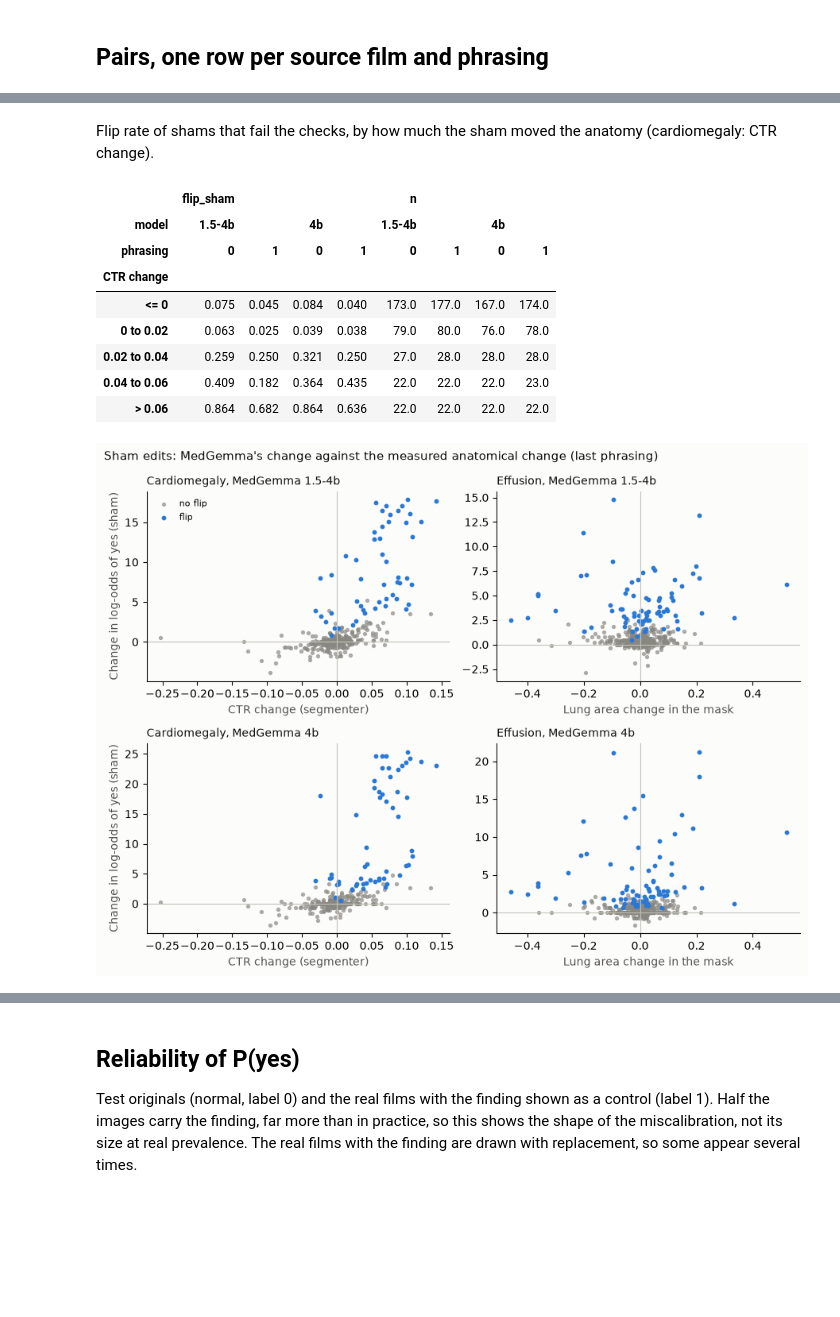
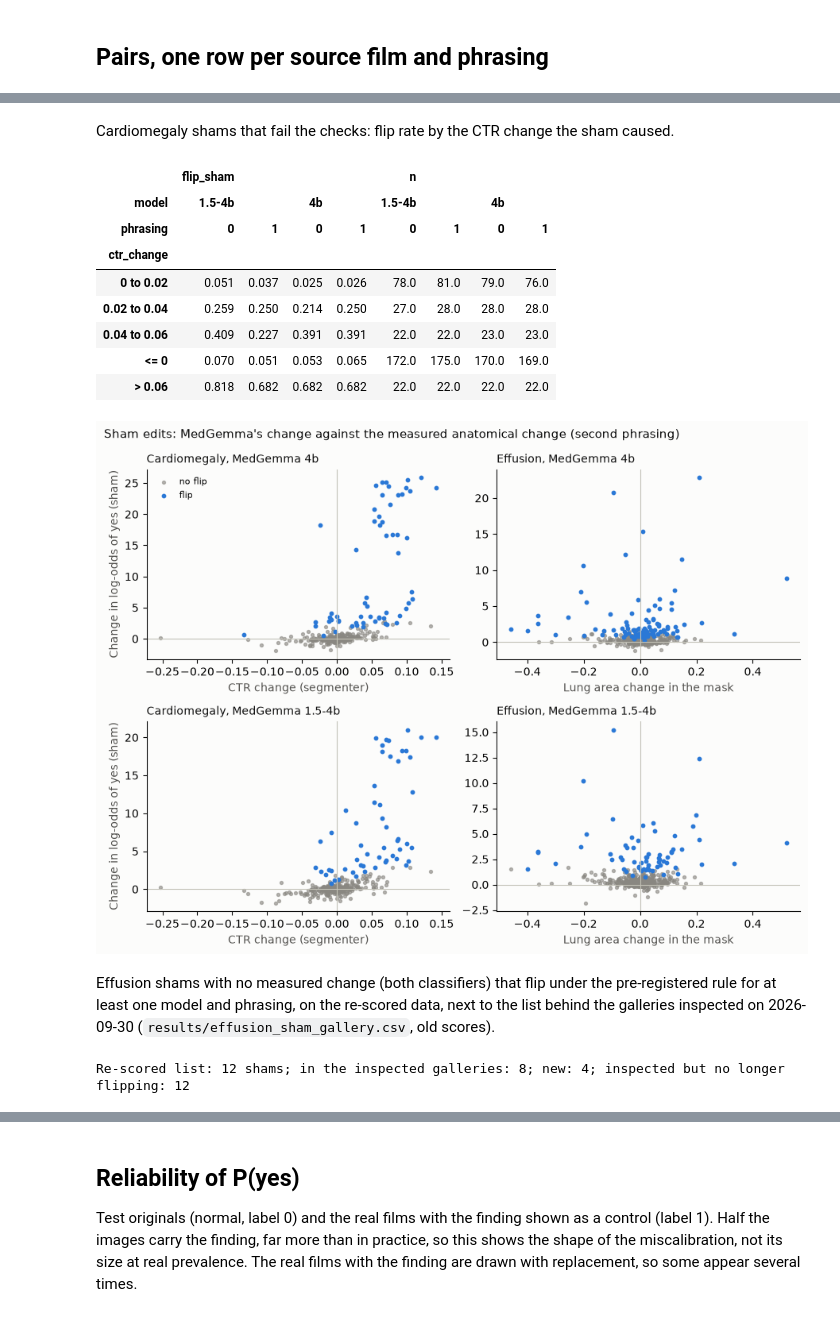
Before and after one commit to m871-akram/cxr-grounding, a Jupyter notebook: notebooks/03_audit.ipynb, the cells around one changed output, grey strips where cells are left out. Cells and saved outputs as stored; diff of their text form; code cells hidden in the pictures; blank space fills up the shorter version.

```diff
--- a/notebooks/03_audit.ipynb
+++ b/notebooks/03_audit.ipynb
@@ -181,13 +263,11 @@ finding (first phrasing).
 # %%
-groups = [("Real normal", "original"), ("Sham edit", "sham"), ("Valid addition", "edit"),
-          ("Real with finding", "real_finding")]
+groups = [("Real normal", "original"), ("Sham edit", "sham"), ("Addition", "edit"), ("Real with finding", "real_finding")]
 for m in models:
     findings = sorted(wide[m]["finding"].unique())
-    fig, axes = plt.subplots(1, len(findings), figsize=(4.8 * len(findings), 3.6), facecolor=SURFACE,
-                             squeeze=False)
+    fig, axes = plt.subplots(1, len(findings), figsize=(4.8 * len(findings), 3.6), facecolor=SURFACE, squeeze=False)
     for ax, finding in zip(axes[0], findings):
         g = wide[m][(wide[m]["finding"] == finding) & (wide[m]["phrasing"] == 0)]
-        data = [g.loc[g["valid"], col] if col == "edit" else g[col] for _, col in groups]
+        data = [g.loc[g["valid"], f"p_{col}"] if col == "edit" else g[f"p_{col}"] for _, col in groups]
         parts = ax.boxplot(data, widths=0.5, showfliers=False, patch_artist=True)
         for k, box in enumerate(parts["boxes"]):
             box.set(facecolor=ACCENT if groups[k][1] == "edit" else "none",
@@ -205,14 +285,8 @@ for m in models:
         for side in ["top", "right"]:
             ax.spines[side].set_visible(False)
     axes[0, 0].set_ylabel("MedGemma P(yes)", color=INK_2)
-    fig.suptitle(f"P(yes) by group, MedGemma {m} (dashed: Youden threshold)", x=0.01, ha="left",
-                 color=INK, fontsize=12)
+    fig.suptitle(f"P(yes) by group, MedGemma {m} (dashed: pre-registered threshold)", x=0.01, ha="left", color=INK, fontsize=12)
     fig.tight_layout()
-    fig.savefig(ROOT / "results" / f"audit_groups_{m}.png", dpi=200, facecolor=SURFACE)
+    fig.savefig(R / f"audit_groups_{m}.png", dpi=200, facecolor=SURFACE)
     plt.show()
-
-medians = pd.DataFrame([{"model": m, "finding": f, **{name: (g.loc[g["valid"], col] if col == "edit" else g[col]).median()
-                         for name, col in groups}}
-                        for m in models for f, g in wide[m][wide[m]["phrasing"] == 0].groupby("finding")]).round(3)
-medians
 # %% [output]
@@ -287,53 +354,73 @@ sham_table
 # %% [markdown]
-Flip rate of shams that fail the checks, by how much the sham moved the anatomy (cardiomegaly: CTR change).
+Cardiomegaly shams that fail the checks: flip rate by the CTR change the sham caused.
 # %%
 rows = []
 for m in models:
     w = wide[m].drop(columns="valid").merge(sham_checks, on=["finding", "image"])
-    w = w[(w["original"] < w["threshold"]) & ~w["sham_valid"] & (w["finding"] == "cardiomegaly")].copy()
-    w["CTR change"] = pd.cut(w["d_ctr"], [-1, 0, 0.02, 0.04, 0.06, 1],
-                             labels=["<= 0", "0 to 0.02", "0.02 to 0.04", "0.04 to 0.06", "> 0.06"])
-    t = w.groupby(["phrasing", "CTR change"], observed=True).apply(
-        lambda g: pd.Series({"n": len(g), "flip_sham": (g["sham"] > g["threshold"]).mean()}), include_groups=False)
-    rows.append(t.assign(model=m))
-pd.concat(rows).reset_index().pivot_table(index="CTR change", columns=["model", "phrasing"],
-                                          values=["n", "flip_sham"], observed=True).round(3)
+    w = w[(w["original"] < w["threshold_log_odds"]) & ~w["sham_valid"] & (w["finding"] == "cardiomegaly")].copy()
+    w["ctr_change"] = pd.cut(w["d_ctr"], [-1, 0, 0.02, 0.04, 0.06, 1], labels=["<= 0", "0 to 0.02", "0.02 to 0.04", "0.04 to 0.06", "> 0.06"])
+    for (phrasing, band), g in w.groupby(["phrasing", "ctr_change"], observed=True):
+        rows.append({"model": m, "phrasing": phrasing, "ctr_change": band, "n": len(g),
+                     "flip_sham": (g["sham"] > g["threshold_log_odds"]).mean()})
+by_ctr = pd.DataFrame(rows)
+by_ctr.to_csv(R / "audit_sham_by_ctr_change.csv", index=False)
+by_ctr.pivot_table(index="ctr_change", columns=["model", "phrasing"], values=["n", "flip_sham"], observed=True).round(3)
 # %% [output]
 |  | flip_sham |  |  |  | n |  |  |  |
 | model | 1.5-4b |  | 4b |  | 1.5-4b |  | 4b |  |
 | phrasing | 0 | 1 | 0 | 1 | 0 | 1 | 0 | 1 |
-| CTR change |  |  |  |  |  |  |  |  |
-| <= 0 | 0.075 | 0.045 | 0.084 | 0.040 | 173.0 | 177.0 | 167.0 | 174.0 |
-| 0 to 0.02 | 0.063 | 0.025 | 0.039 | 0.038 | 79.0 | 80.0 | 76.0 | 78.0 |
-| 0.02 to 0.04 | 0.259 | 0.250 | 0.321 | 0.250 | 27.0 | 28.0 | 28.0 | 28.0 |
-| 0.04 to 0.06 | 0.409 | 0.182 | 0.364 | 0.435 | 22.0 | 22.0 | 22.0 | 23.0 |
-| > 0.06 | 0.864 | 0.682 | 0.864 | 0.636 | 22.0 | 22.0 | 22.0 | 22.0 |
+| ctr_change |  |  |  |  |  |  |  |  |
+| 0 to 0.02 | 0.051 | 0.037 | 0.025 | 0.026 | 78.0 | 81.0 | 79.0 | 76.0 |
+| 0.02 to 0.04 | 0.259 | 0.250 | 0.214 | 0.250 | 27.0 | 28.0 | 28.0 | 28.0 |
+| 0.04 to 0.06 | 0.409 | 0.227 | 0.391 | 0.391 | 22.0 | 22.0 | 23.0 | 23.0 |
+| <= 0 | 0.070 | 0.051 | 0.053 | 0.065 | 172.0 | 175.0 | 170.0 | 169.0 |
+| > 0.06 | 0.818 | 0.682 | 0.682 | 0.682 | 22.0 | 22.0 | 22.0 | 22.0 |
 # %%
 fig, axes = plt.subplots(len(models), 2, figsize=(9, 3.4 * len(models)), facecolor=SURFACE, squeeze=False)
 for i, m in enumerate(models):
     w = wide[m].drop(columns="valid").merge(sham_checks, on=["finding", "image"])
-    w = w[(w["phrasing"] == w.groupby("finding")["phrasing"].transform("max")) & (w["original"] < w["threshold"])]
+    w = w[(w["phrasing"] == 1) & (w["original"] < w["threshold_log_odds"])]
     for ax, (finding, x, label) in zip(axes[i], [("cardiomegaly", "d_ctr", "CTR change (segmenter)"),
                                                   ("effusion", "lung_area_change", "Lung area change in the mask")]):
         g = w[w["finding"] == finding]
-        flipped = g["sham"] > g["threshold"]
-        y = logit(g["sham"]) - logit(g["original"])
+        flipped = g["sham"] > g["threshold_log_odds"]
+        y = g["sham"] - g["original"]
         ax.scatter(g.loc[~flipped, x], y[~flipped], s=8, color=MUTED, alpha=0.6, label="no flip")
         ax.scatter(g.loc[flipped, x], y[flipped], s=10, color=ACCENT, label="flip")
         ax.axhline(0, color=AXIS, linewidth=0.8)
         ax.axvline(0, color=AXIS, linewidth=0.8)
         ax.set_xlabel(label, color=INK_2)
         ax.set_title(f"{finding.capitalize()}, MedGemma {m}", loc="left", color=INK, fontsize=10)
         ax.set_facecolor(SURFACE)
         for side in ["top", "right"]:
             ax.spines[side].set_visible(False)
     axes[i, 0].set_ylabel("Change in log-odds of yes (sham)", color=INK_2)
 axes[0, 0].legend(frameon=False, fontsize=8)
-fig.suptitle("Sham edits: MedGemma's change against the measured anatomical change (last phrasing)",
+fig.suptitle("Sham edits: MedGemma's change against the measured anatomical change (second phrasing)",
              x=0.01, ha="left", color=INK, fontsize=11)
 fig.tight_layout()
-fig.savefig(ROOT / "results" / "audit_sham_vs_anatomy.png", dpi=200, facecolor=SURFACE)
+fig.savefig(R / "audit_sham_vs_anatomy.png", dpi=200, facecolor=SURFACE)
 plt.show()
 # %% [output]
-[figure, old version]
+[figure, new version]
+# %% [markdown]
+Effusion shams with no measured change (both classifiers) that flip under the pre-registered rule
+for at least one model and phrasing, on the re-scored data, next to the list behind the galleries
+inspected on 2026-09-30 (`results/effusion_sham_gallery.csv`, old scores).
+# %%
+rows = []
+for m in models:
+    w = wide[m].drop(columns="valid").merge(sham_checks, on=["finding", "image"])
+    w = w[(w["finding"] == "effusion") & (w["original"] < w["threshold_log_odds"]) & no_change(w, both=True)]
+    rows.append(w.assign(model=m, flip=w["sham"] > w["threshold_log_odds"]))
+w = pd.concat(rows)
+gallery = w.groupby("image").agg(n_flips=("flip", "sum"), n_scored=("flip", "size")).reset_index()
+gallery = gallery[gallery["n_flips"] > 0].sort_values("n_flips", ascending=False)
+gallery.to_csv(R / "effusion_sham_gallery_rescored.csv", index=False)
+old = pd.read_csv(R / "effusion_sham_gallery.csv")
+old = set(old.loc[old["group"] == "flip", "image"])
+print(f"Re-scored list: {len(gallery)} shams; in the inspected galleries: {len(old & set(gallery['image']))}; "
+      f"new: {len(set(gallery['image']) - old)}; inspected but no longer flipping: {len(old - set(gallery['image']))}")
+# %% [output]
+Re-scored list: 12 shams; in the inspected galleries: 8; new: 4; inspected but no longer flipping: 12
 # %% [markdown]
```
Also changed, not shown: parts of 23 cells of this notebook, 47 other files.
